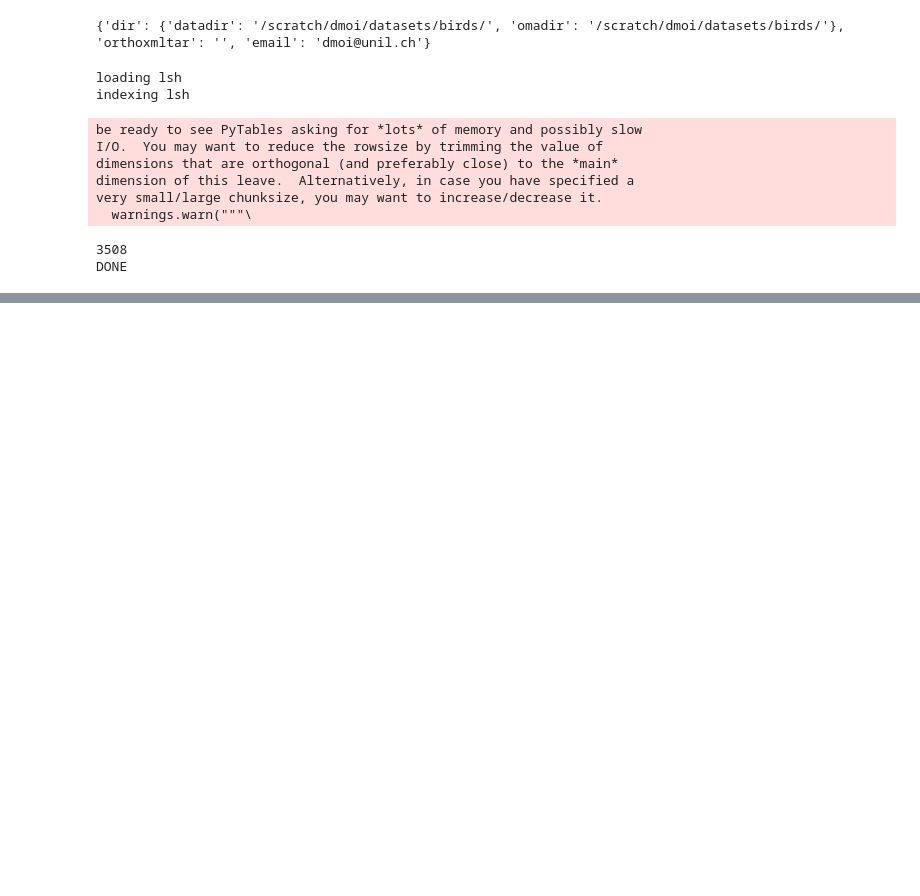
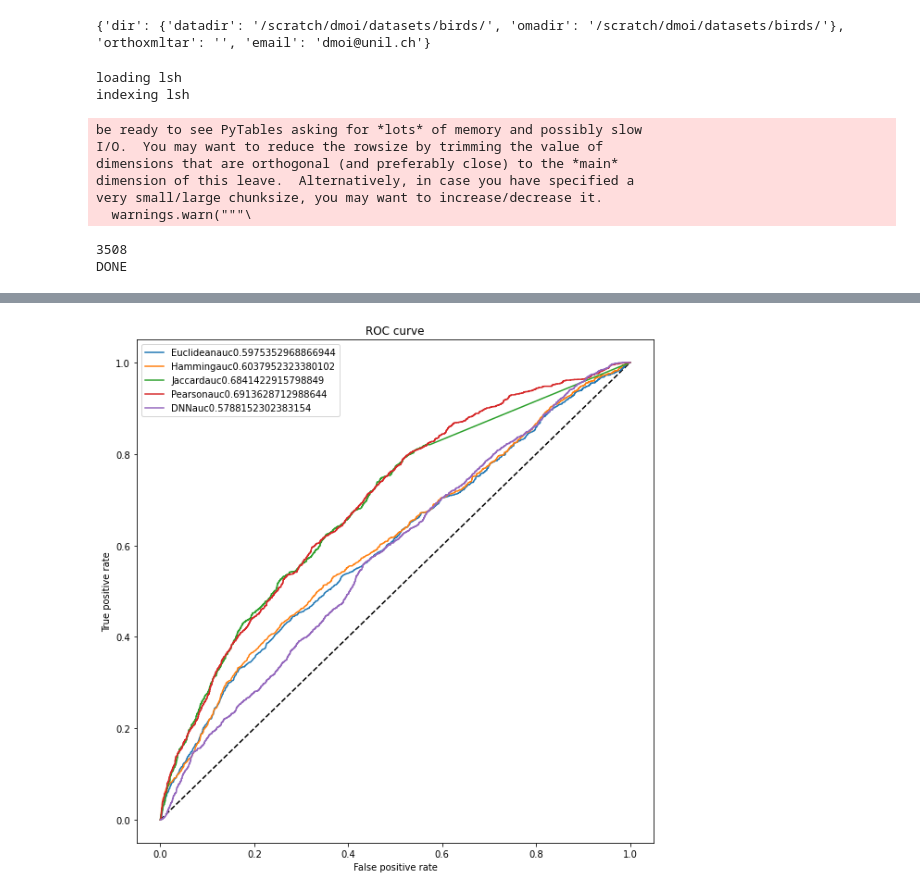
Before and after one commit to DessimozLab/HogProf, a Jupyter notebook: pyprofiler/notebooks/DCAvsMLICCB.ipynb, the cells around one changed output, grey strips where cells are left out. Cells and saved outputs as stored; diff of their text form; code cells hidden in the pictures; blank space fills up the shorter version.

```diff
--- a/pyprofiler/notebooks/DCAvsMLICCB.ipynb
+++ b/pyprofiler/notebooks/DCAvsMLICCB.ipynb
@@ -609,0 +293,2 @@ sns.heatmap( emp.covariance_ )
+# %%
+string_df = pd.DataFrame.from_dict(stringprofiles , orient='index')
@@ -609,0 +386,18 @@ sns.heatmap( emp.covariance_ )
+# %%
+res = dask.compute(*res)
+# %%
+#treesum
+@dask.delayed
+def sumfilter(f1,f2):
+    return f1.__ior__(f2)
+totalfilter = res
+print(len(totalfilter))
+while len(totalfilter)>1:
+    next_round= []
+    for i in range(0,len(totalfilter),2):
+        if i+1 < len(totalfilter):
+            next_round.append( sumfilter( totalfilter[i],totalfilter[i+1]) )
+    if len(totalfilter) % 2 !=0:
+        next_round.append(totalfilter[-1])
+    totalfilter = next_round
+    print(len(totalfilter))
@@ -609,0 +838,64 @@ sns.heatmap( emp.covariance_ )
+# %%
+#normal distance metrics to try
+
+from scipy.spatial.distance import euclidean , hamming, jaccard
+from sklearn.covariance import empirical_covariance
+from scipy.stats import pearsonr
+from keract import get_activations
+def pearsonR(v1,v2):
+        return -pearsonr(v1,v2)[0]
+
+for label in Datasets:
+    print(label)
+    df_test = Datasets[label]['Test']
+    fam_map = Datasets[label]['mapping']
+    profilemat = Datasets[label]['mat']
+    ydata =  {}
+
+    for func, name in [ (euclidean, 'Euclidean' ), (hamming,'Hamming') , (jaccard,'Jaccard') , (pearsonR,'Pearson') ]:
+        print(name)
+        generator = generateXYchunk(profilemat, df_test, fam_map , posi_percent= .5 , nsamples = 50 )
+        #test all the easy metrics
+        ypreds = []
+        ytruth = []
+        for X,y in generator:
+            #distances
+            x1 = X[:,0:int(X.shape[1]/2)]
+            x2 = X[:,int(X.shape[1]/2):]
+            predictions = np.array([ -func(x1[r,:],x2[r,:] ) for r in range(x1.shape[0]) ])
+            ypreds.append(predictions)
+            ytruth.append(y)
+        ytest= np.hstack(ytruth)
+        ypred = np.hstack(ypreds)
+        ydata[name] = { 'Ypred': ypred , 'Ytrue':ytest}
+    #get DNN values
+    print('DNN')
+    generator = generateXYchunk(profilemat, df_test, fam_map , posi_percent= .5 , nsamples = 50 )
+    mats = [(x,y) for x,y in generator ]
+    X_test = np.vstack([x for x,y in mats])
+    y_test = np.hstack([y for x,y in mats])
+
+
+    modelpath = './'+label+'_dropout_DNN.h5'
+    if os.path.exists(modelpath):
+        model = load_model(modelpath)
+    ypred = model.predict(X_test)
+
+    activations = get_activations(model, X_test , auto_compile=True)
+    activations = activations[list(activations.keys())[0]]
+    print( activations.shape)
+    n_samples = activations.shape[0]
+    activations = np.sum(activations,axis =0)/n_samples
+    representations = np.sum(X_test, axis = 0)
+
+    print(activations.shape)
+
+    np.save(modelpath + 'activation.np' , activations)
+    np.save(modelpath + 'representation.np', representations)
+
+    ydata['DNN'] ={ 'Ypred': ypred , 'Ytrue':ytest}
+    #plot ROC
+    print(ydata)
+    ROC_curve(ydata , label = label)
+    plt.show()
+# %% [output]
@@ -609,0 +919 @@ sns.heatmap( emp.covariance_ )
+[figure, added]
```
Also changed, not shown: parts of 118 cells of this notebook, 1 other file.
